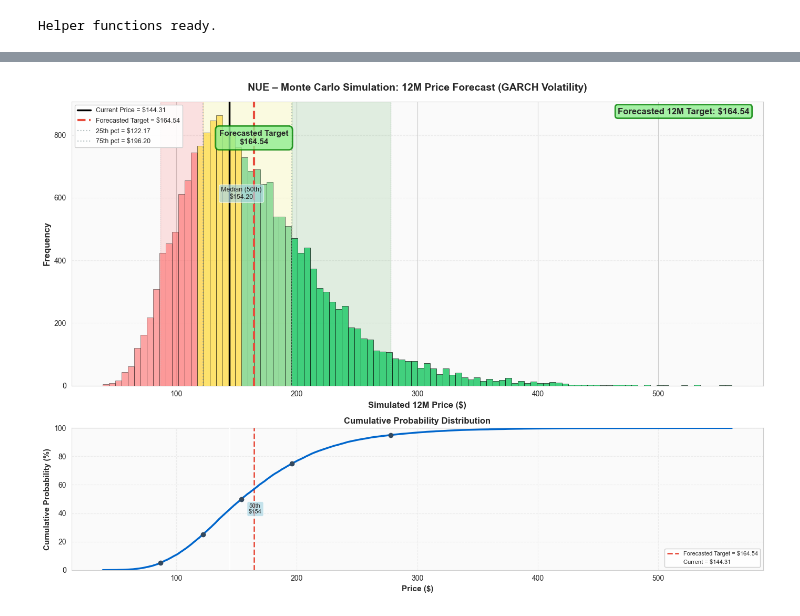
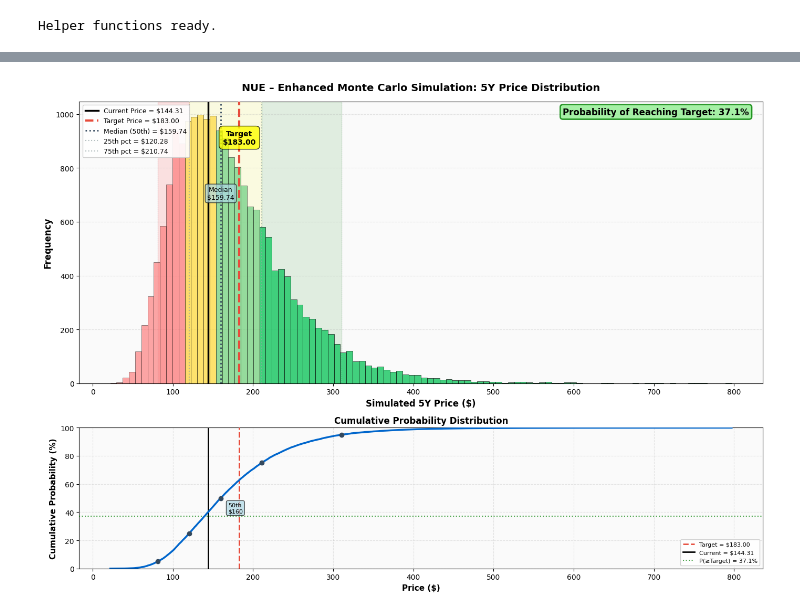
Before and after one commit to IsaacAnwar/Nucor_Statistical_Analysis, a Jupyter notebook: NUCOR_Statistical.ipynb, the cells around one changed output, grey strips where cells are left out. Drawn from its saved outputs; the diff is of its cells as text; code cells hidden in the pictures.

```diff
--- a/NUCOR_Statistical.ipynb
+++ b/NUCOR_Statistical.ipynb
@@ -203,13 +489,6 @@ Helper functions ready.
 # %%
 # Correlation Analysis & Diversification Benefits
 # Understanding how NUE correlates with market and peers helps assess diversification benefits
-
-# Create custom green-based diverging colormap for correlation matrix
-from matplotlib.colors import LinearSegmentedColormap
-# Green diverging colormap: light green for negative, white for zero, dark green for positive
-colors_green = ['#C8E6C9', '#E8F5E9', '#FFFFFF', '#A5D6A7', '#66BB6A', '#43A047', '#2E7D32']
-n_bins = 256
-green_cmap = LinearSegmentedColormap.from_list('green_div', colors_green, N=n_bins)
 
 # Calculate correlation matrix
 correlation_matrix = returns[[TICKER, MARKET] + PEERS].corr()
@@ -217,7 +496,7 @@ correlation_matrix = returns[[TICKER, MARKET] + PEERS].corr()
 print("Correlation Matrix (Daily Returns):")
 display(
     correlation_matrix.style.format("{:.3f}")
-    .background_gradient(cmap=green_cmap, vmin=-1, vmax=1, axis=None)
+    .background_gradient(cmap='RdYlGn', vmin=-1, vmax=1, axis=None)
     .set_caption("Correlation Matrix: NUE vs SPY & Peers")
 )
 
@@ -227,7 +506,7 @@ import seaborn as sns
 
 fig, ax = plt.subplots(figsize=(10, 8))
 mask = np.triu(np.ones_like(correlation_matrix, dtype=bool), k=1)  # Mask upper triangle
-sns.heatmap(correlation_matrix, annot=True, fmt='.3f', cmap=green_cmap, center=0,
+sns.heatmap(correlation_matrix, annot=True, fmt='.3f', cmap='RdYlGn', center=0,
             square=True, linewidths=1, cbar_kws={"shrink": 0.8},
             vmin=-1, vmax=1, mask=mask, ax=ax)
 ax.set_title("Correlation Heatmap: NUE vs SPY & Peers", fontsize=13, fontweight='bold', pad=15)
@@ -256,9 +535,9 @@ for peer in PEERS:
 
 fig, ax = plt.subplots(figsize=(14, 6))
 ax.plot(rolling_corr_market.index, rolling_corr_market,
-        label=f'{TICKER} vs {MARKET}', linewidth=2.5, color='#2E7D32', zorder=5)
+        label=f'{TICKER} vs {MARKET}', linewidth=2.5, color='#0066CC', zorder=5)
 
-colors_peers_corr = ['#66BB6A', '#81C784', '#A5D6A7']
+colors_peers_corr = ['#FF6B6B', '#4ECDC4', '#95E1D3']
 for i, (peer, corr_series) in enumerate(rolling_corr_peers.items()):
     ax.plot(corr_series.index, corr_series,
             label=f'{TICKER} vs {peer}', alpha=0.7, linewidth=1.5,
@@ -266,7 +545,7 @@ for i, (peer, corr_series) in enumerate(rolling_corr_peers.items()):
 
 ax.axhline(0, color='black', linestyle=':', linewidth=1, alpha=0.3)
 ax.axhline(0.5, color='gray', linestyle='--', linewidth=1, alpha=0.5, label='Moderate Correlation (0.5)')
-ax.axhline(0.7, color='#43A047', linestyle='--', linewidth=1, alpha=0.7, label='High Correlation (0.7)')
+ax.axhline(0.7, color='orange', linestyle='--', linewidth=1, alpha=0.5, label='High Correlation (0.7)')
 
 ax.set_title(f"Rolling {window_corr}-Day Correlation: NUE vs Market & Peers",
              fontsize=13, fontweight='bold', pad=12)
@@ -544,5 +1597,5 @@ than constant volatility assumptions.
 # %%
-# Enhanced Monte Carlo Visualization with GARCH Volatility Forecast
+# Enhanced Monte Carlo Visualization with Probability Bands
 fig, (ax1, ax2) = plt.subplots(2, 1, figsize=(14, 10), height_ratios=[2, 1])
 
 # Top panel: Enhanced histogram with probability bands
@@ -559,15 +1612,20 @@ for i, (bar, bin_left, bin_right) in enumerate(zip(patches, bins[:-1], bins[1:])
     elif bin_right <= p75:
         bar.set_facecolor('#6BCF7F')  # Light green for above median
         bar.set_alpha(0.7)
+    elif bin_right <= target_price_5y:
+        bar.set_facecolor('#4ECDC4')  # Teal for approaching target
+        bar.set_alpha(0.8)
     else:
-        bar.set_facecolor('#2ECC71')  # Green for above forecasted target
+        bar.set_facecolor('#2ECC71')  # Green for above target
         bar.set_alpha(0.9)
 
 # Add vertical lines for key percentiles
 ax1.axvline(current_price, linestyle='-', linewidth=2.5, color='black',
            label=f'Current Price = ${current_price:.2f}', zorder=5)
-ax1.axvline(forecasted_target_12m, linestyle='--', linewidth=3, color='#E74C3C',
-           label=f'Forecasted Target = ${forecasted_target_12m:.2f}', zorder=5)
+ax1.axvline(target_price_5y, linestyle='--', linewidth=3, color='#E74C3C',
+           label=f'Target Price = ${target_price_5y:.2f}', zorder=5)
+ax1.axvline(p50, linestyle=':', linewidth=2, color='#34495E',
+           label=f'Median (50th) = ${p50:.2f}', zorder=4)
 ax1.axvline(p25, linestyle=':', linewidth=1.5, color='#95A5A6', alpha=0.7,
            label=f'25th pct = ${p25:.2f}', zorder=4)
 ax1.axvline(p75, linestyle=':', linewidth=1.5, color='#95A5A6', alpha=0.7,
@@ -581,24 +1639,24 @@ ax1.axvspan(p25, p75, alpha=0.1, color='yellow', zorder=1)
 ax1.axvspan(p75, p95, alpha=0.1, color='green', zorder=1)
 
 # Add text annotations
-ax1.text(forecasted_target_12m, ax1.get_ylim()[1] * 0.9, f'Forecasted Target\n${forecasted_target_12m:.2f}',
-        ha='center', va='top', fontsize=11, fontweight='bold',
-        bbox=dict(boxstyle='round,pad=0.5', facecolor='lightgreen', alpha=0.8, edgecolor='green', linewidth=2), zorder=6)
+ax1.text(target_price_5y, ax1.get_ylim()[1] * 0.9, f'Target\n${target_price_5y:.2f}',
+        ha='center', va='top', fontsize=10, fontweight='bold',
+        bbox=dict(boxstyle='round,pad=0.5', facecolor='yellow', alpha=0.8), zorder=6)
 
-ax1.text(p50, ax1.get_ylim()[1] * 0.7, f'Median (50th)\n${p50:.2f}',
+ax1.text(p50, ax1.get_ylim()[1] * 0.7, f'Median\n${p50:.2f}',
         ha='center', va='top', fontsize=9,
         bbox=dict(boxstyle='round,pad=0.3', facecolor='lightblue', alpha=0.7), zorder=6)
 
-# Add forecast text box
-forecast_text = f'Forecasted 12M Target: ${forecasted_target_12m:.2f}'
-ax1.text(0.98, 0.98, forecast_text, transform=ax1.transAxes, fontsize=12, fontweight='bold',
+# Add probability text box
+prob_text = f'Probability of Reaching Target: {prob_above_target:.1%}'
+ax1.text(0.98, 0.98, prob_text, transform=ax1.transAxes, fontsize=12, fontweight='bold',
         verticalalignment='top', horizontalalignment='right',
         bbox=dict(boxstyle='round', facecolor='lightgreen', alpha=0.8, edgecolor='green', linewidth=2),
         zorder=7)
 
-ax1.set_xlabel("Simulated 12M Price ($)", fontsize=12, fontweight='bold')
+ax1.set_xlabel(f"Simulated {horizon_years}Y Price ($)", fontsize=12, fontweight='bold')
 ax1.set_ylabel("Frequency", fontsize=12, fontweight='bold')
-ax1.set_title(f"{TICKER} – Monte Carlo Simulation: 12M Price Forecast (GARCH Volatility)",
+ax1.set_title(f"{TICKER} – Enhanced Monte Carlo Simulation: {horizon_years}Y Price Distribution",
              fontsize=14, fontweight='bold', pad=15)
 ax1.legend(loc='upper left', fontsize=9, framealpha=0.9)
 ax1.grid(True, alpha=0.3, linestyle='--', axis='y')
@@ -609,10 +1667,14 @@ sorted_prices = np.sort(final_prices)
 cumulative_prob = np.arange(1, len(sorted_prices) + 1) / len(sorted_prices)
 
 ax2.plot(sorted_prices, cumulative_prob * 100, linewidth=2.5, color='#0066CC', zorder=5)
-ax2.axvline(forecasted_target_12m, linestyle='--', linewidth=2, color='#E74C3C',
-           label=f'Forecasted Target = ${forecasted_target_12m:.2f}', zorder=4)
-ax2.axvline(current_price, linestyle='-', linewidth=2, color='white',
+ax2.axvline(target_price_5y, linestyle='--', linewidth=2, color='#E74C3C',
+           label=f'Target = ${target_price_5y:.2f}', zorder=4)
+ax2.axvline(current_price, linestyle='-', linewidth=2, color='black',
            label=f'Current = ${current_price:.2f}', zorder=4)
+
+# Add horizontal line at probability of reaching target
+ax2.axhline(prob_above_target * 100, linestyle=':', linewidth=1.5, color='green',
+           alpha=0.7, label=f'P(≥Target) = {prob_above_target:.1%}', zorder=3)
 
 # Add percentile markers
 for pct_val, pct_name in [(p5, '5th'), (p25, '25th'), (p50, '50th'), (p75, '75th'), (p95, '95th')]:
@@ -625,40 +1687,40 @@ for pct_val, pct_name in [(p5, '5th'), (p25, '25th'), (p50, '50th'), (p75, '75th
 
 ax2.set_xlabel("Price ($)", fontsize=11, fontweight='bold')
 ax2.set_ylabel("Cumulative Probability (%)", fontsize=11, fontweight='bold')
 ax2.set_title("Cumulative Probability Distribution", fontsize=12, fontweight='bold')
 ax2.grid(True, alpha=0.3, linestyle='--')
 ax2.legend(loc='lower right', fontsize=8, framealpha=0.9)
 ax2.set_facecolor('#FAFAFA')
 ax2.set_ylim([0, 100])
 
 plt.tight_layout()
 plt.show()
 
 # Summary statistics
 print(f"\n{'='*80}")
-print(f"Monte Carlo Simulation Summary - {TICKER} (GARCH Volatility)")
+print(f"Monte Carlo Simulation Summary - {TICKER}")
 print(f"{'='*80}")
 print(f"Current Price:              ${current_price:.2f}")
-print(f"Forecasted 12M Target:      ${forecasted_target_12m:.2f}")
-print(f"Expected Return:            {((forecasted_target_12m/current_price - 1)*100):+.2f}%")
-print(f"\nVolatility Model:")
-print(f"  Average GARCH Forecast:  {avg_garch_vol:.2%}")
-print(f"  Historical Constant:      {hist_annual_vol:.2%}")
+print(f"{horizon_years}Y Target Price:            ${target_price_5y:.2f}")
+print(f"Required Annualized Return:  {implied_return:.2%}")
+print(f"Forecast Period:             {horizon_years} years")
+print(f"Historical Period:           10 years")
 print(f"\nSimulation Results ({num_sims:,} simulations):")
-print(f"  Expected Value (Mean):   ${final_prices.mean():.2f}  ← Forecasted Target")
-print(f"  Median (50th):            ${p50:.2f}")
+print(f"  Probability of ≥ Target:  {prob_above_target:.1%}")
+print(f"  Expected Value:           ${final_prices.mean():.2f}")
 print(f"\nPrice Distribution:")
 print(f"  5th Percentile:           ${p5:.2f}")
 print(f"  25th Percentile:          ${p25:.2f}")
+print(f"  Median (50th):            ${p50:.2f}")
 print(f"  75th Percentile:         ${p75:.2f}")
 print(f"  95th Percentile:          ${p95:.2f}")
 print(f"\nUpside/Downside Analysis:")
 upside_potential = (p75 - current_price) / current_price
 downside_risk = (current_price - p25) / current_price
 print(f"  Upside Potential (75th):  {upside_potential:.2%}")
 print(f"  Downside Risk (25th):     {downside_risk:.2%}")
 print(f"  Risk/Reward Ratio:       {upside_potential / downside_risk:.2f}")
 print(f"{'='*80}")
 # %% [output]
-[figure, old version]
+[figure, new version]
 ================================================================================
```
Also changed, not shown: parts of 25 cells of this notebook.
